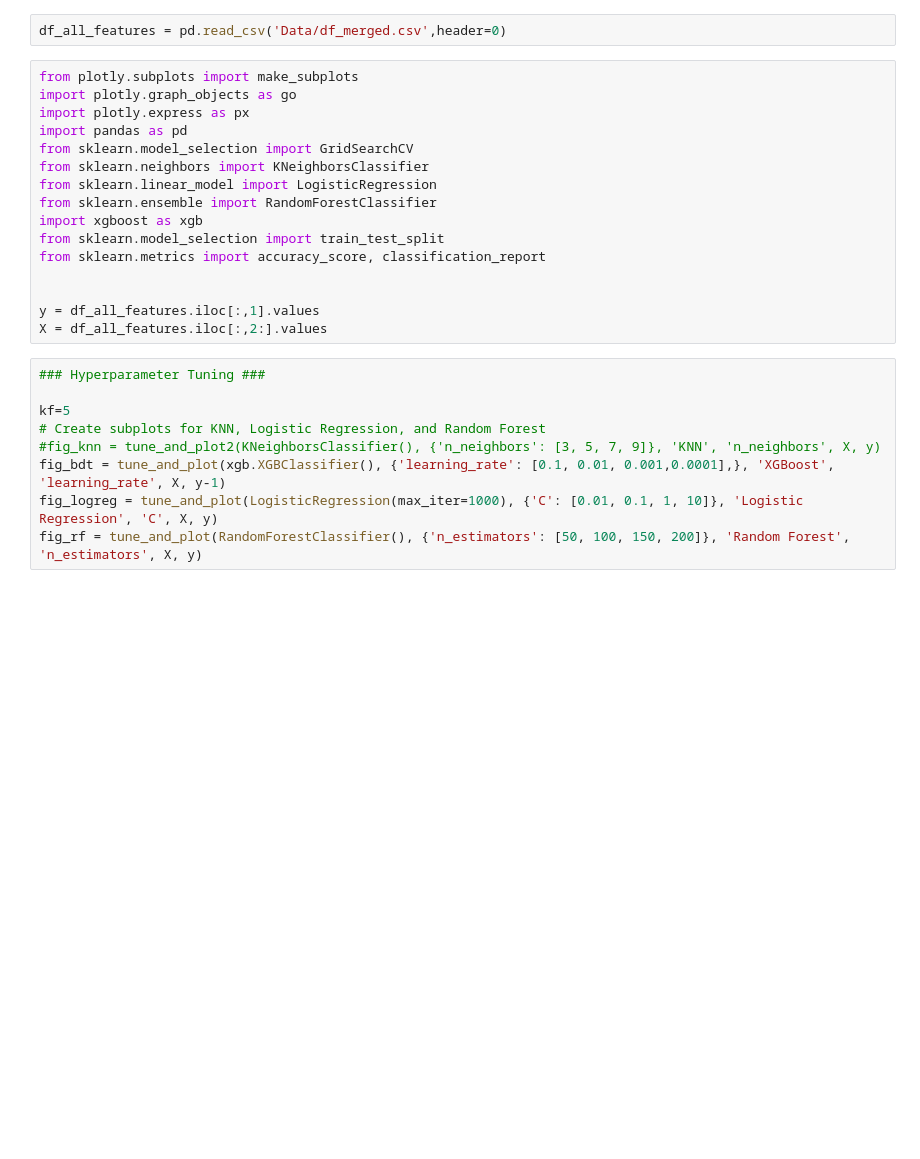
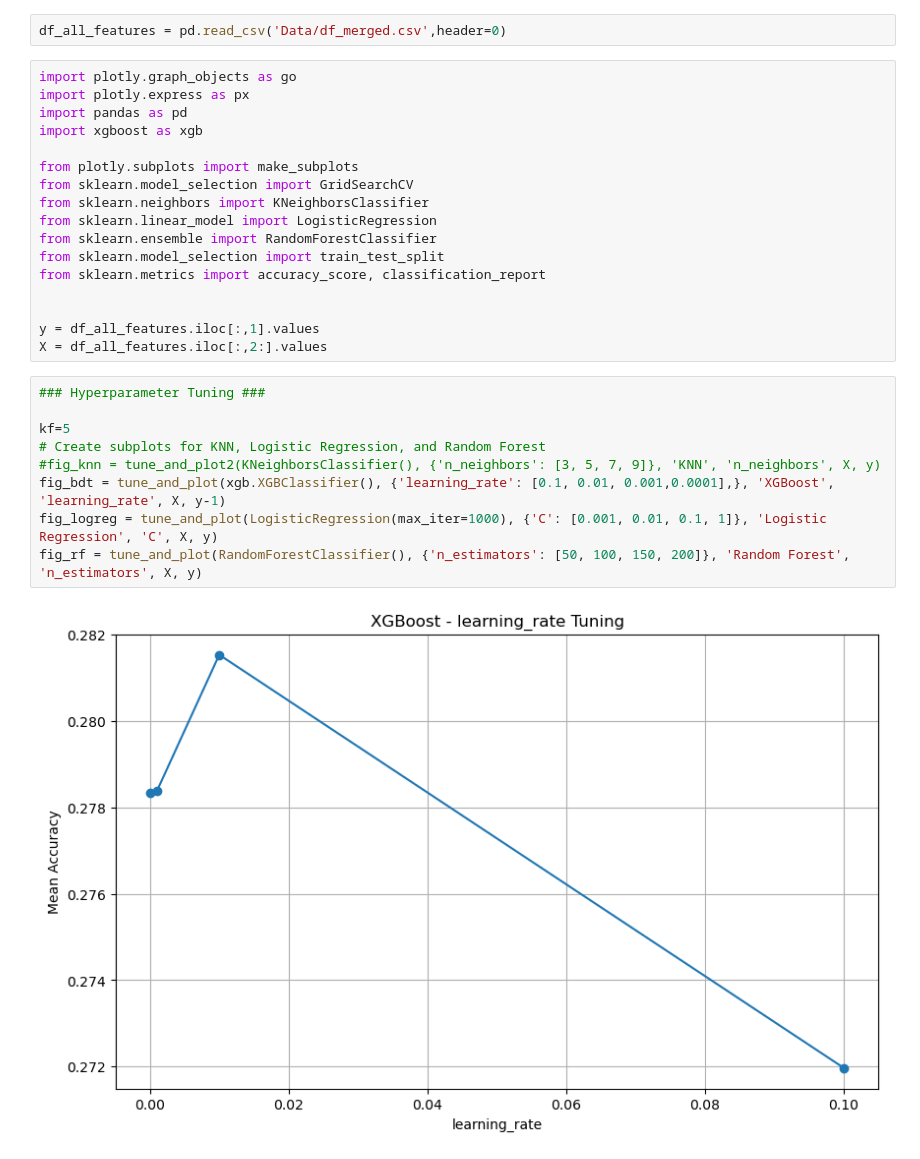
Before and after one commit to epfl-ada/ada-2023-project-dat4k, a Jupyter notebook: P3_clean.ipynb, the cells around one changed output. Cells and saved outputs as stored; diff of their text form; blank space fills up the shorter version.

```diff
--- a/P3_clean.ipynb
+++ b/P3_clean.ipynb
@@ -1249,15 +1202,16 @@ Accuracy: 0.27596089008766017 p-value: 0.010558640915639282 significant: True
 # %%
 df_all_features = pd.read_csv('Data/df_merged.csv',header=0)
 # %%
-from plotly.subplots import make_subplots
 import plotly.graph_objects as go
 import plotly.express as px
 import pandas as pd
+import xgboost as xgb
+
+from plotly.subplots import make_subplots
 from sklearn.model_selection import GridSearchCV
 from sklearn.neighbors import KNeighborsClassifier
 from sklearn.linear_model import LogisticRegression
 from sklearn.ensemble import RandomForestClassifier
-import xgboost as xgb
 from sklearn.model_selection import train_test_split
 from sklearn.metrics import accuracy_score, classification_report
 
@@ -1267,9 +1221,11 @@ X = df_all_features.iloc[:,2:].values
 # %%
 ### Hyperparameter Tuning ###
 
 kf=5
 # Create subplots for KNN, Logistic Regression, and Random Forest
 #fig_knn = tune_and_plot2(KNeighborsClassifier(), {'n_neighbors': [3, 5, 7, 9]}, 'KNN', 'n_neighbors', X, y)
 fig_bdt = tune_and_plot(xgb.XGBClassifier(), {'learning_rate': [0.1, 0.01, 0.001,0.0001],}, 'XGBoost', 'learning_rate', X, y-1)
-fig_logreg = tune_and_plot(LogisticRegression(max_iter=1000), {'C': [0.01, 0.1, 1, 10]}, 'Logistic Regression', 'C', X, y)
+fig_logreg = tune_and_plot(LogisticRegression(max_iter=1000), {'C': [0.001, 0.01, 0.1, 1]}, 'Logistic Regression', 'C', X, y)
 fig_rf = tune_and_plot(RandomForestClassifier(), {'n_estimators': [50, 100, 150, 200]}, 'Random Forest', 'n_estimators', X, y)
+# %% [output]
+[figure, added]
```
Also changed, not shown: parts of 26 cells of this notebook, 3 other files.
